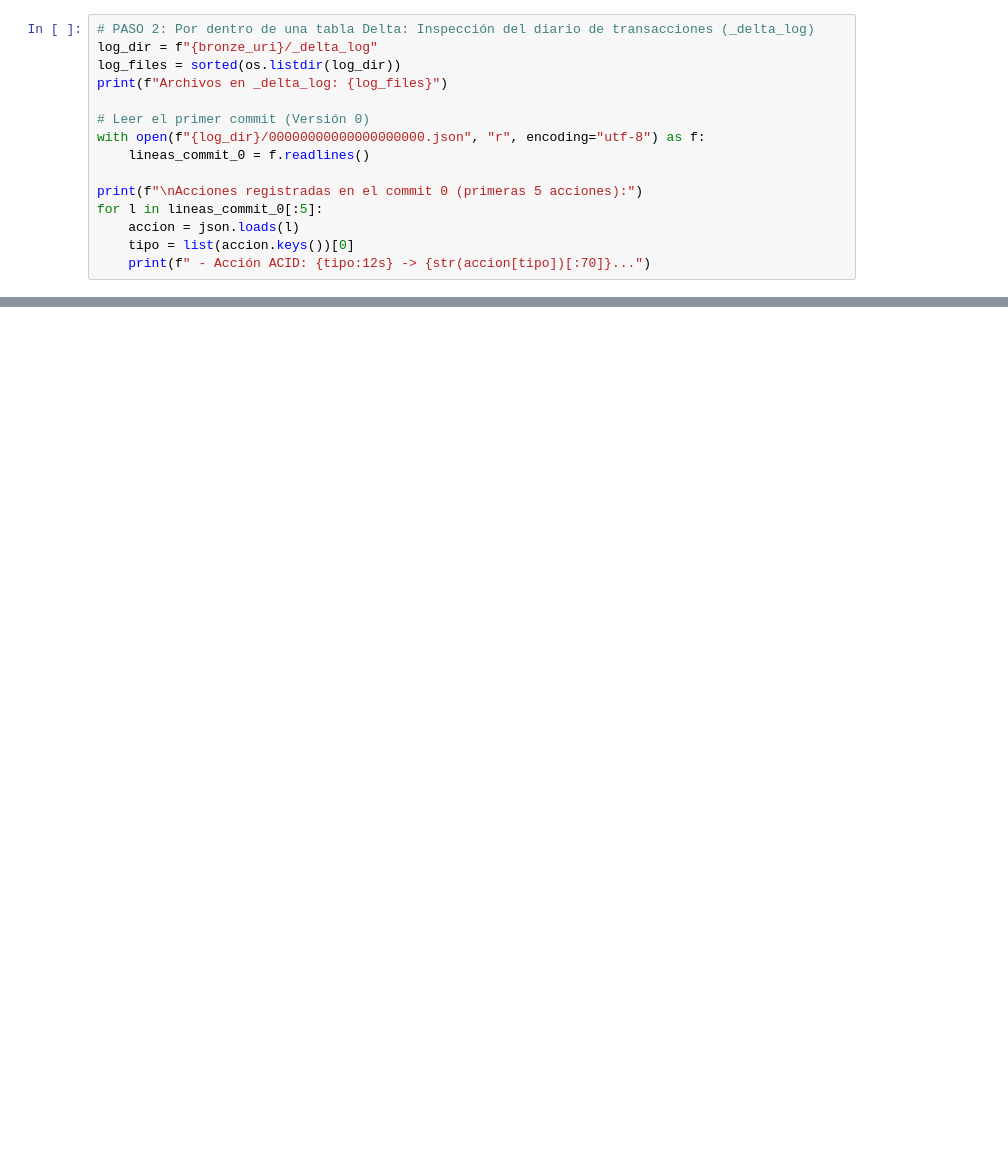
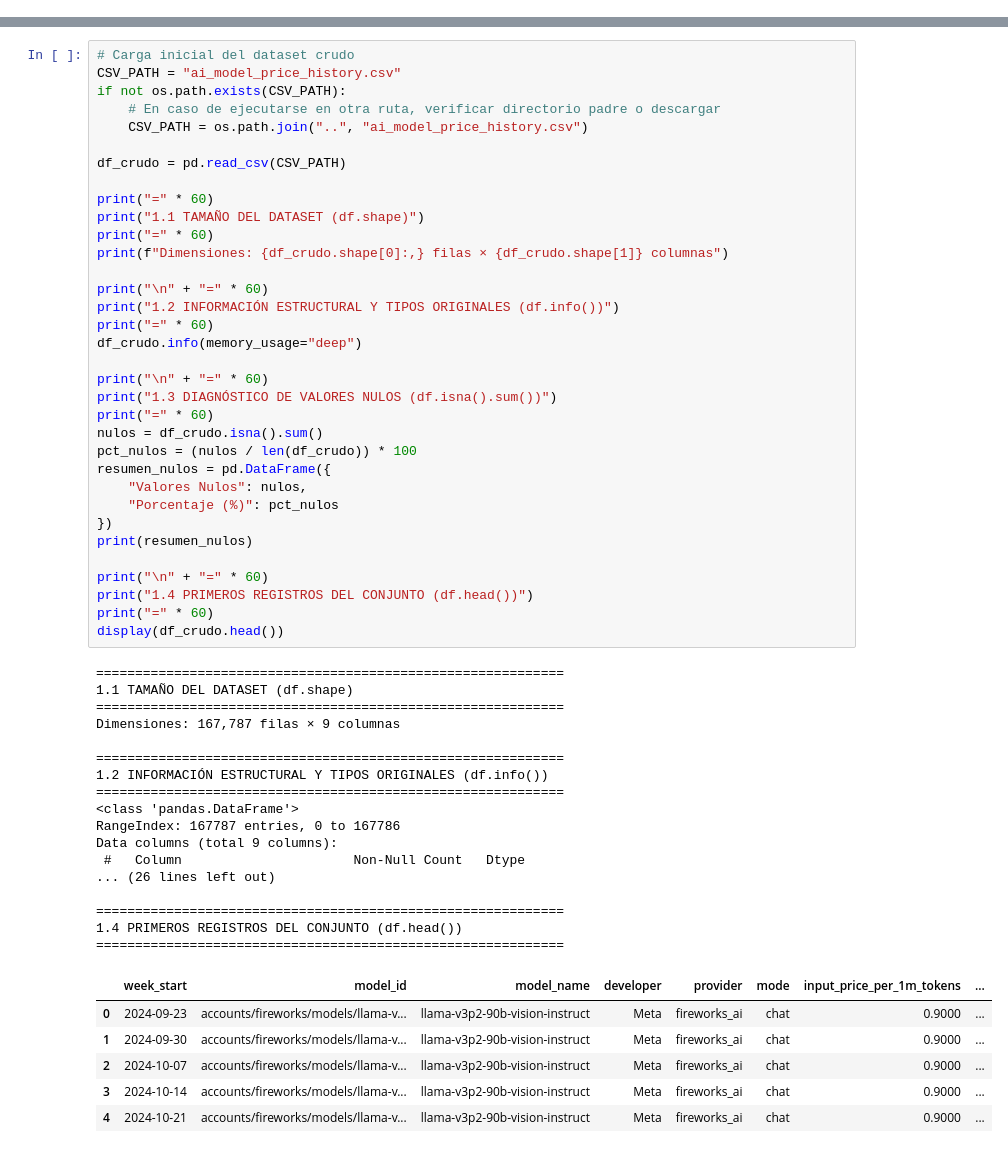
Before and after one commit to JuanEstebanSilva/BigData, a Jupyter notebook: Proyecto_Integrador_BigData_AI_Model_Pricing.ipynb, the cells around one changed output, grey strips where cells are left out. Drawn from its saved outputs; the diff is of its cells as text; blank space fills up the shorter version.

```diff
--- a/Proyecto_Integrador_BigData_AI_Model_Pricing.ipynb
+++ b/Proyecto_Integrador_BigData_AI_Model_Pricing.ipynb
@@ -396,15 +0,0 @@ print(f"   Archivos generados: {len(archivos_bronze)} (incluye Parquets y carpet
-# %%
-# PASO 2: Por dentro de una tabla Delta: Inspección del diario de transacciones (_delta_log)
-log_dir = f"{bronze_uri}/_delta_log"
-log_files = sorted(os.listdir(log_dir))
-print(f"Archivos en _delta_log: {log_files}")
-
-# Leer el primer commit (Versión 0)
-with open(f"{log_dir}/00000000000000000000.json", "r", encoding="utf-8") as f:
-    lineas_commit_0 = f.readlines()
-
-print(f"\nAcciones registradas en el commit 0 (primeras 5 acciones):")
-for l in lineas_commit_0[:5]:
-    accion = json.loads(l)
-    tipo = list(accion.keys())[0]
-    print(f" - Acción ACID: {tipo:12s} -> {str(accion[tipo])[:70]}...")
@@ -1069,0 +138,58 @@ En cumplimiento estricto del **numeral 4.1 del documento de directrices del Proy
+# %%
+# Carga inicial del dataset crudo
+CSV_PATH = "ai_model_price_history.csv"
+if not os.path.exists(CSV_PATH):
+    # En caso de ejecutarse en otra ruta, verificar directorio padre o descargar
+    CSV_PATH = os.path.join("..", "ai_model_price_history.csv")
+
+df_crudo = pd.read_csv(CSV_PATH)
+
+print("=" * 60)
+print("1.1 TAMAÑO DEL DATASET (df.shape)")
+print("=" * 60)
+print(f"Dimensiones: {df_crudo.shape[0]:,} filas × {df_crudo.shape[1]} columnas")
+
+print("\n" + "=" * 60)
+print("1.2 INFORMACIÓN ESTRUCTURAL Y TIPOS ORIGINALES (df.info())")
+print("=" * 60)
+df_crudo.info(memory_usage="deep")
+
+print("\n" + "=" * 60)
+print("1.3 DIAGNÓSTICO DE VALORES NULOS (df.isna().sum())")
+print("=" * 60)
+nulos = df_crudo.isna().sum()
+pct_nulos = (nulos / len(df_crudo)) * 100
+resumen_nulos = pd.DataFrame({
+    "Valores Nulos": nulos,
+    "Porcentaje (%)": pct_nulos
+})
+print(resumen_nulos)
+
+print("\n" + "=" * 60)
+print("1.4 PRIMEROS REGISTROS DEL CONJUNTO (df.head())")
+print("=" * 60)
+display(df_crudo.head())
+# %% [output]
+============================================================
+1.1 TAMAÑO DEL DATASET (df.shape)
+============================================================
+Dimensiones: 167,787 filas × 9 columnas
+
+============================================================
+1.2 INFORMACIÓN ESTRUCTURAL Y TIPOS ORIGINALES (df.info())
+============================================================
+<class 'pandas.DataFrame'>
+RangeIndex: 167787 entries, 0 to 167786
+Data columns (total 9 columns):
+ #   Column                      Non-Null Count   Dtype
+... (26 lines left out)
+
+============================================================
+1.4 PRIMEROS REGISTROS DEL CONJUNTO (df.head())
+============================================================
+|  | week_start | model_id | model_name | developer | provider | mode | input_price_per_1m_tokens | ... |
+| 0 | 2024-09-23 | accounts/fireworks/models/llama-v... | llama-v3p2-90b-vision-instruct | Meta | fireworks_ai | chat | 0.9000 | ... |
+| 1 | 2024-09-30 | accounts/fireworks/models/llama-v... | llama-v3p2-90b-vision-instruct | Meta | fireworks_ai | chat | 0.9000 | ... |
+| 2 | 2024-10-07 | accounts/fireworks/models/llama-v... | llama-v3p2-90b-vision-instruct | Meta | fireworks_ai | chat | 0.9000 | ... |
+| 3 | 2024-10-14 | accounts/fireworks/models/llama-v... | llama-v3p2-90b-vision-instruct | Meta | fireworks_ai | chat | 0.9000 | ... |
+| 4 | 2024-10-21 | accounts/fireworks/models/llama-v... | llama-v3p2-90b-vision-instruct | Meta | fireworks_ai | chat | 0.9000 | ... |
```
Also changed, not shown: parts of 79 cells of this notebook, 2 other files.
